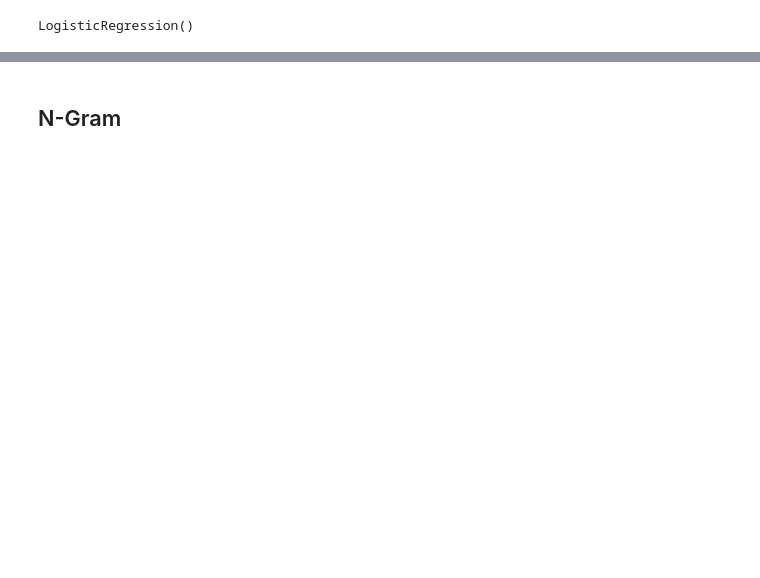
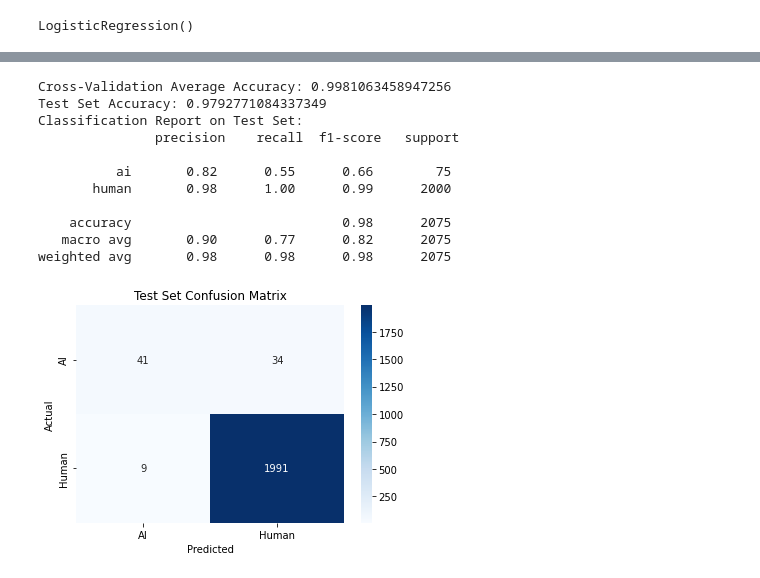
Before and after one commit to meric2/Turkish-AI-Generated-Content-Detection, a Jupyter notebook: data_preprocess.ipynb, the cells around one changed output, grey strips where cells are left out. Cells and saved outputs as stored; diff of their text form; code cells hidden in the pictures; blank space fills up the shorter version.

Commit message:
n-gram

```diff
--- a/data_preprocess.ipynb
+++ b/data_preprocess.ipynb
@@ -357,6 +390,6 @@ combined_test_df
 # %%
 # Preprocess the data
-vectorizer = CountVectorizer()
+vectorizer = CountVectorizer(ngram_range=(1,2))
 X_train = vectorizer.fit_transform(combined_train_df['text'])
 X_test = vectorizer.transform(combined_test_df['text'])
 
@@ -400,2 +433,68 @@ weighted avg       0.99      0.99      0.99      2075
-# %% [markdown]
-## N-Gram
+# %%
+# 1 saat sürüyor
+
+# Split data into training and testing sets
+vectorizer = CountVectorizer(ngram_range=(1,2))
+X_train = vectorizer.fit_transform(combined_train_df['text'])
+X_test = vectorizer.transform(combined_test_df['text'])
+
+y_train = combined_train_df['label'].values
+y_test = combined_test_df['label'].values
+
+# Initialize KFold for the training set only
+kf = KFold(n_splits=5, shuffle=True, random_state=42)
+
+# Initialize the Logistic Regression model
+model = LogisticRegression(max_iter=1000)
+
+# Lists to store results for each fold
+accuracies = []
+class_reports = []
+conf_matrices = []
+
+# Perform cross-validation on the training data only
+for train_index, val_index in kf.split(X_train):
+    X_train_fold, X_val_fold = X_train[train_index], X_train[val_index]
+    y_train_fold, y_val_fold = y_train[train_index], y_train[val_index]
+
+    # Train the model on the fold
+    model.fit(X_train_fold, y_train_fold)
+
+    # Make predictions on the validation fold
+    predictions = model.predict(X_val_fold)
+
+    # Metrics calculation
+    accuracies.append(accuracy_score(y_val_fold, predictions))
+    class_reports.append(classification_report(y_val_fold, predictions, output_dict=True))
+    conf_matrices.append(confusion_matrix(y_val_fold, predictions))
+
+# Evaluate the final model on the test set
+final_predictions = model.predict(X_test)
+final_accuracy = accuracy_score(y_test, final_predictions)
+final_class_report = classification_report(y_test, final_predictions)
+final_conf_matrix = confusion_matrix(y_test, final_predictions)
+
+# Display results
+print("Cross-Validation Average Accuracy:", np.mean(accuracies))
+print("Test Set Accuracy:", final_accuracy)
+print("Classification Report on Test Set:\n", final_class_report)
+
+# Display confusion matrix for the test set
+sns.heatmap(final_conf_matrix, annot=True, fmt='d', cmap='Blues', xticklabels=['AI', 'Human'], yticklabels=['AI', 'Human'])
+plt.ylabel('Actual')
+plt.xlabel('Predicted')
+plt.title('Test Set Confusion Matrix')
+plt.show()
+# %% [output]
+Cross-Validation Average Accuracy: 0.9981063458947256
+Test Set Accuracy: 0.9792771084337349
+Classification Report on Test Set:
+               precision    recall  f1-score   support
+
+          ai       0.82      0.55      0.66        75
+       human       0.98      1.00      0.99      2000
+
+    accuracy                           0.98      2075
+   macro avg       0.90      0.77      0.82      2075
+weighted avg       0.98      0.98      0.98      2075
+[figure, added]
```
Also changed, not shown: parts of 6 cells of this notebook.
